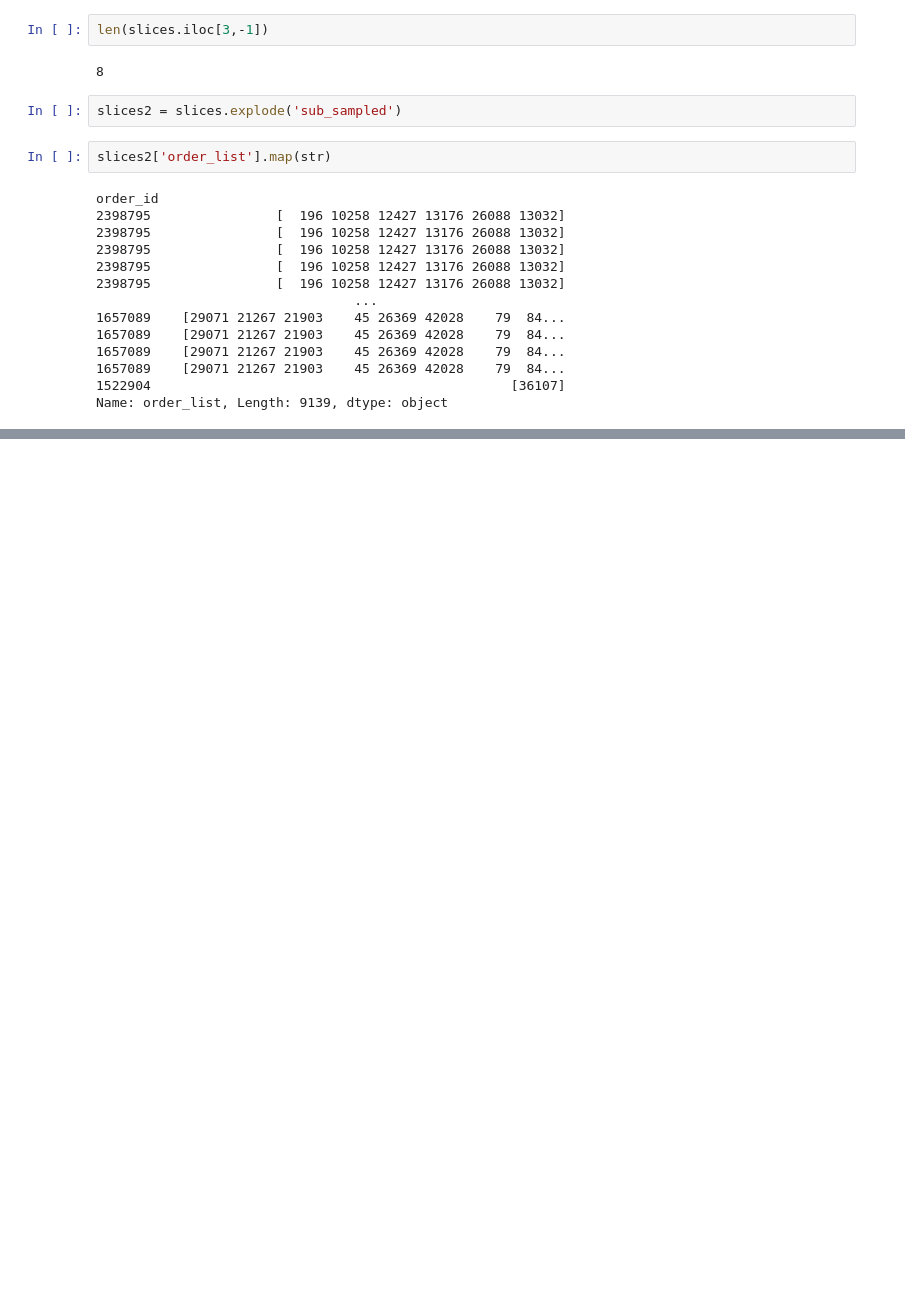
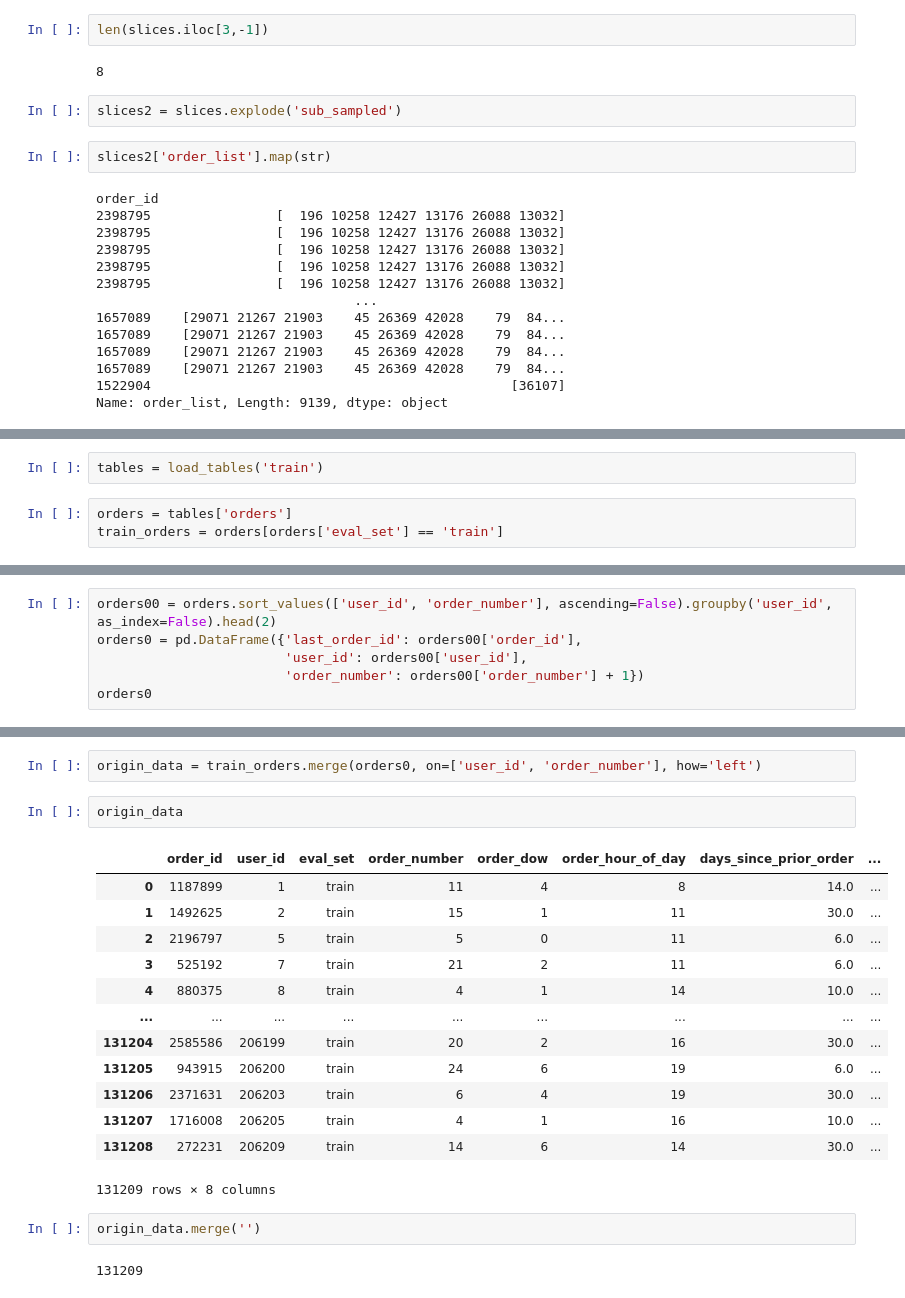
Before and after one commit to kungtalon/recstar, a Jupyter notebook: recall/src/main/python/youtubeNet/test.ipynb, the cells around one changed output, grey strips where cells are left out. Drawn from its saved outputs; the diff is of its cells as text; blank space fills up the shorter version.

```diff
--- a/recall/src/main/python/youtubeNet/test.ipynb
+++ b/recall/src/main/python/youtubeNet/test.ipynb
@@ -265,0 +330,5 @@ Name: order_list, Length: 9139, dtype: object
+# %%
+tables = load_tables('train')
+# %%
+orders = tables['orders']
+train_orders = orders[orders['eval_set'] == 'train']
@@ -265,0 +343,6 @@ Name: order_list, Length: 9139, dtype: object
+# %%
+orders00 = orders.sort_values(['user_id', 'order_number'], ascending=False).groupby('user_id', as_index=False).head(2)
+orders0 = pd.DataFrame({'last_order_id': orders00['order_id'],
+                        'user_id': orders00['user_id'],
+                        'order_number': orders00['order_number'] + 1})
+orders0
@@ -265,0 +363,22 @@ Name: order_list, Length: 9139, dtype: object
+# %%
+origin_data = train_orders.merge(orders0, on=['user_id', 'order_number'], how='left')
+# %%
+origin_data
+# %% [output]
+|  | order_id | user_id | eval_set | order_number | order_dow | order_hour_of_day | days_since_prior_order | ... |
+| 0 | 1187899 | 1 | train | 11 | 4 | 8 | 14.0 | ... |
+| 1 | 1492625 | 2 | train | 15 | 1 | 11 | 30.0 | ... |
+| 2 | 2196797 | 5 | train | 5 | 0 | 11 | 6.0 | ... |
+| 3 | 525192 | 7 | train | 21 | 2 | 11 | 6.0 | ... |
+| 4 | 880375 | 8 | train | 4 | 1 | 14 | 10.0 | ... |
+| ... | ... | ... | ... | ... | ... | ... | ... | ... |
+| 131204 | 2585586 | 206199 | train | 20 | 2 | 16 | 30.0 | ... |
+| 131205 | 943915 | 206200 | train | 24 | 6 | 19 | 6.0 | ... |
+| 131206 | 2371631 | 206203 | train | 6 | 4 | 19 | 30.0 | ... |
+| 131207 | 1716008 | 206205 | train | 4 | 1 | 16 | 10.0 | ... |
+| 131208 | 272231 | 206209 | train | 14 | 6 | 14 | 30.0 | ... |
+131209 rows × 8 columns
+# %%
+origin_data.merge('')
+# %% [output]
+131209
```
Also changed, not shown: parts of 16 cells of this notebook, 3 other files.
